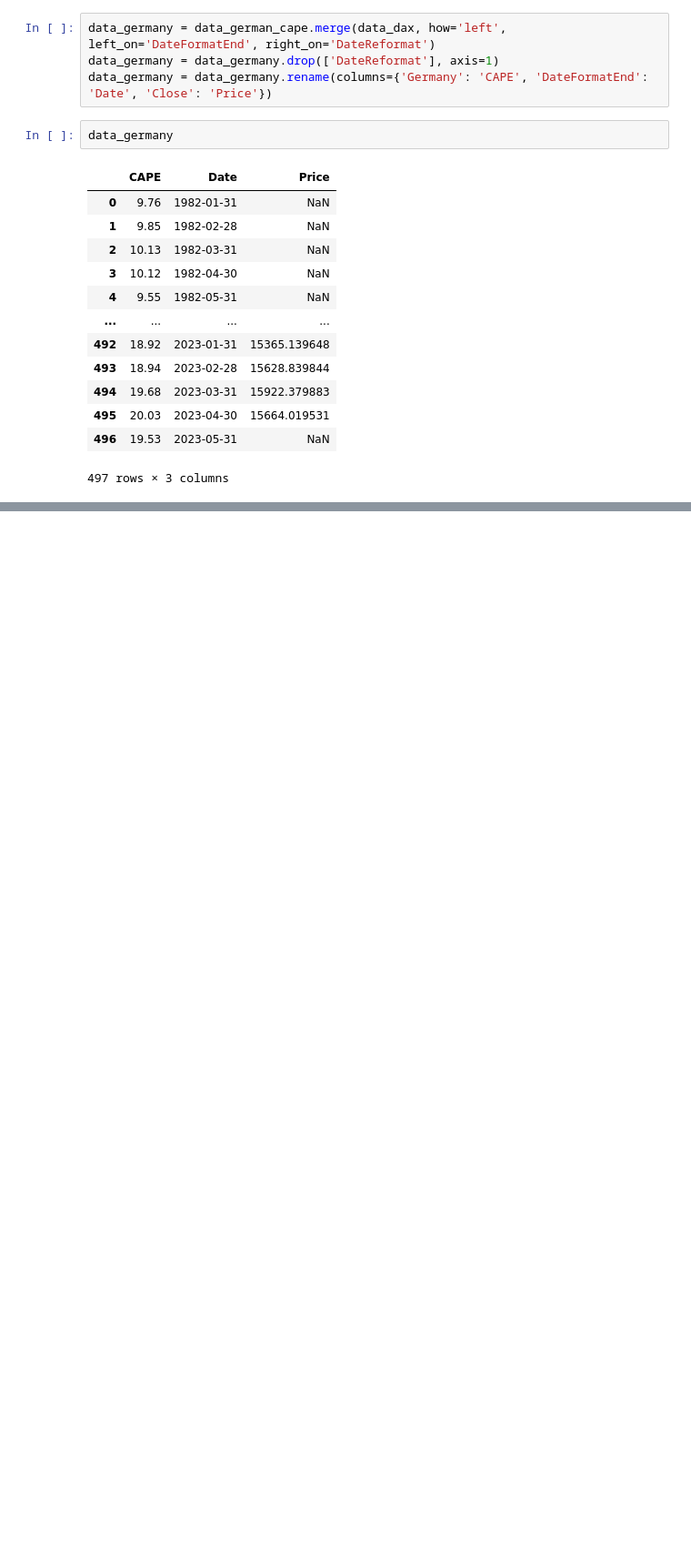
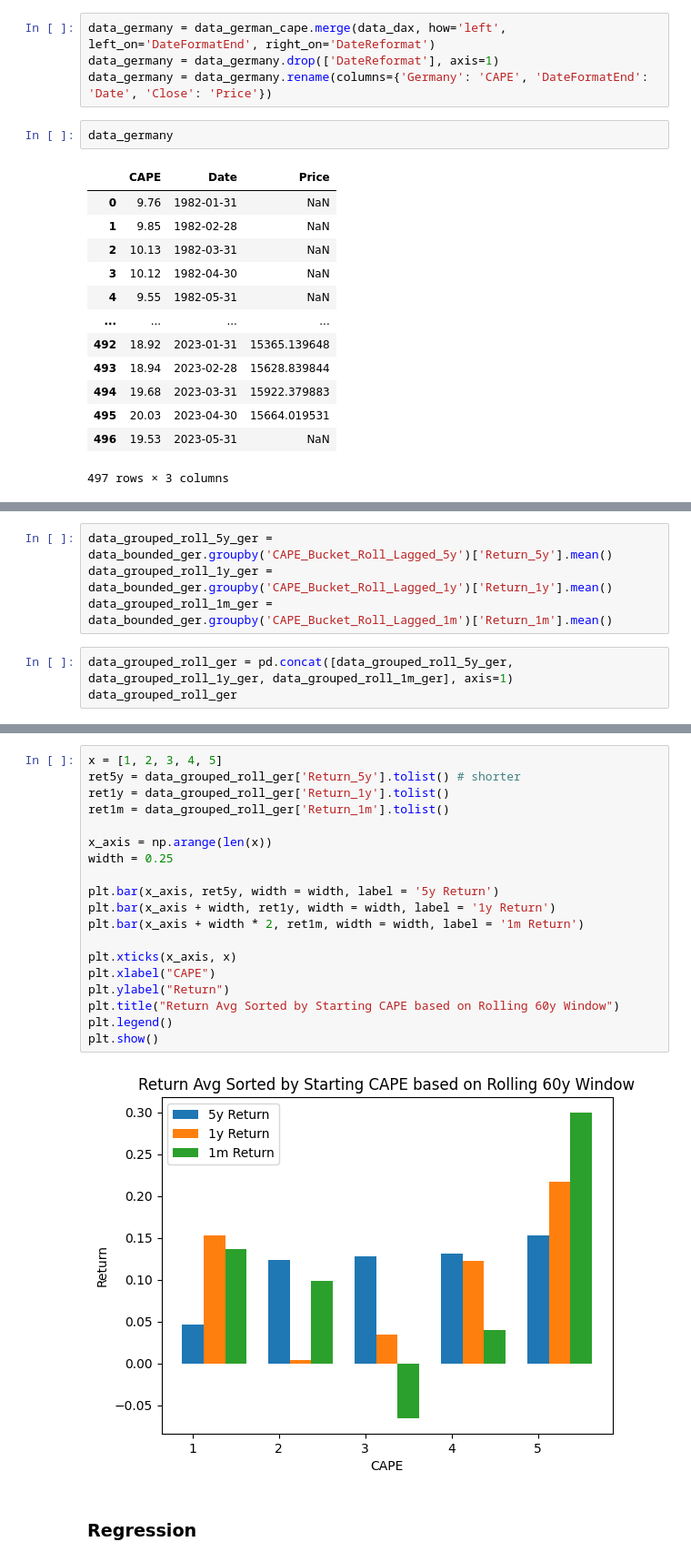
Before and after one commit to afoster28/efi-hw-mktTimingStrat, a Jupyter notebook: EFI_HW_Project_Foster.ipynb, the cells around one changed output, grey strips where cells are left out. Shown: that part at 91% size. Cells and saved outputs as stored; diff of their text form; blank space fills up the shorter version.

```diff
--- a/EFI_HW_Project_Foster.ipynb
+++ b/EFI_HW_Project_Foster.ipynb
@@ -319,0 +381,7 @@ data_germany.to_csv('data_germany.csv')
+# %%
+data_grouped_roll_5y_ger = data_bounded_ger.groupby('CAPE_Bucket_Roll_Lagged_5y')['Return_5y'].mean()
+data_grouped_roll_1y_ger = data_bounded_ger.groupby('CAPE_Bucket_Roll_Lagged_1y')['Return_1y'].mean()
+data_grouped_roll_1m_ger = data_bounded_ger.groupby('CAPE_Bucket_Roll_Lagged_1m')['Return_1m'].mean()
+# %%
+data_grouped_roll_ger = pd.concat([data_grouped_roll_5y_ger, data_grouped_roll_1y_ger, data_grouped_roll_1m_ger], axis=1)
+data_grouped_roll_ger
@@ -319,0 +395,23 @@ data_germany.to_csv('data_germany.csv')
+# %%
+x = [1, 2, 3, 4, 5]
+ret5y = data_grouped_roll_ger['Return_5y'].tolist() # shorter
+ret1y = data_grouped_roll_ger['Return_1y'].tolist()
+ret1m = data_grouped_roll_ger['Return_1m'].tolist()
+
+x_axis = np.arange(len(x))
+width = 0.25
+
+plt.bar(x_axis, ret5y, width = width, label = '5y Return')
+plt.bar(x_axis + width, ret1y, width = width, label = '1y Return')
+plt.bar(x_axis + width * 2, ret1m, width = width, label = '1m Return')
+
+plt.xticks(x_axis, x)
+plt.xlabel("CAPE")
+plt.ylabel("Return")
+plt.title("Return Avg Sorted by Starting CAPE based on Rolling 60y Window")
+plt.legend()
+plt.show()
+# %% [output]
+[figure, added]
+# %% [markdown]
+### Regression
```
Also changed, not shown: parts of 28 cells of this notebook, 1 other file.
